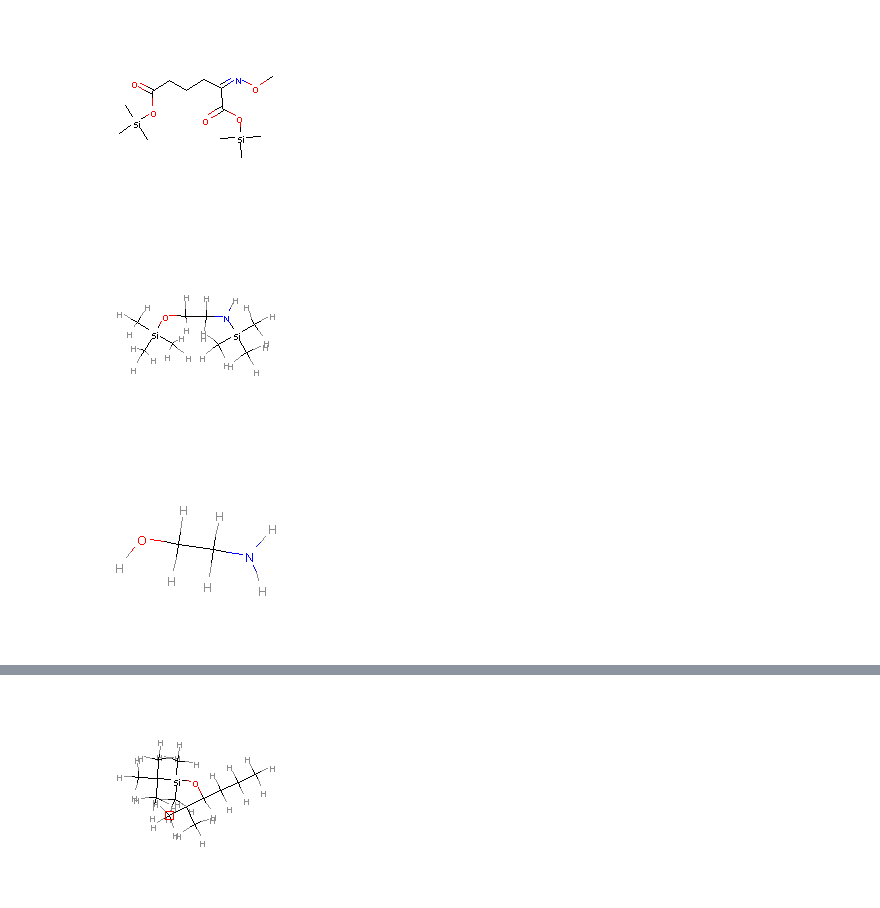
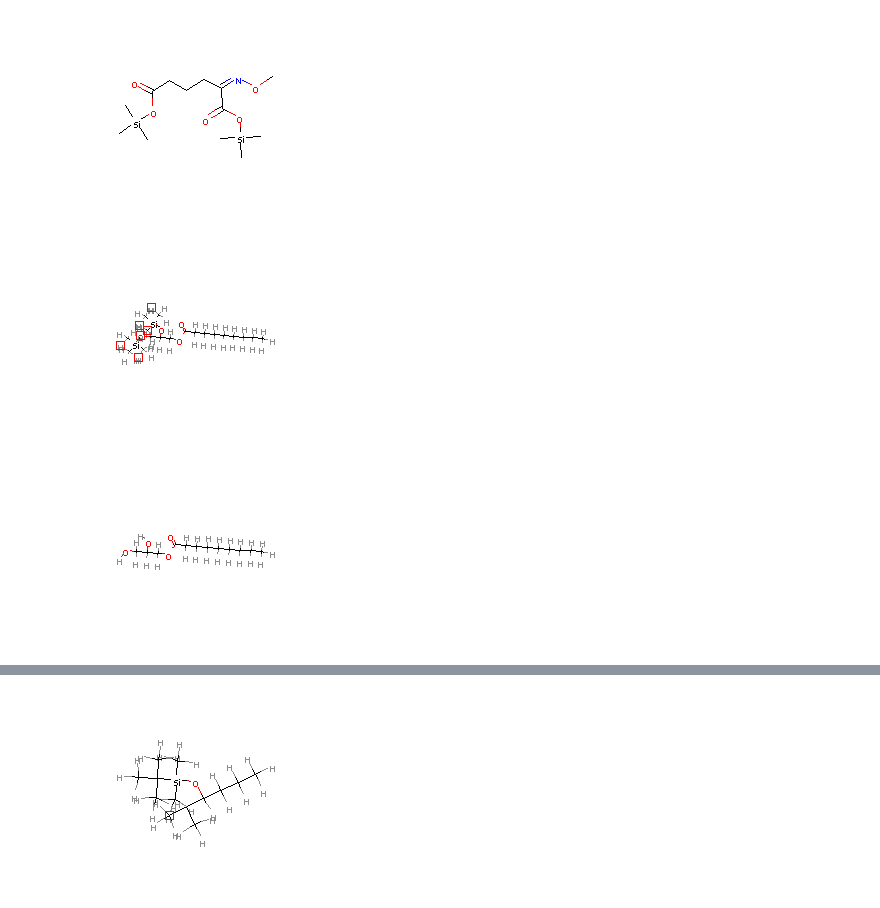
Before and after one commit to maximskorik/gc_derivatization, a Jupyter notebook: derivatization.ipynb, the cells around one changed output, grey strips where cells are left out. Drawn from its saved outputs; the diff is of its cells as text; code cells hidden in the pictures.

```diff
--- a/derivatization.ipynb
+++ b/derivatization.ipynb
@@ -148,13 +148,14 @@ def add_derivatization_groups(m):
     return em
 # %%
 #test_smi='CCO[Si](C)(C)C'
-test_smi='C[Si](C)(C)OCC-N[Si](C)(C)C'
-test_m = Chem.MolFromSmiles(test_smi)
+#test_smi='C[Si](C)(C)OCC-N[Si](C)(C)C'
+#test_m = Chem.MolFromSmiles(test_smi)
+test_m = with_onssi[3589]
 Chem.AddHs(test_m)
 # %% [output]
-[figure, old version]
+[figure, new version]
 # %%
 test_n = remove_derivatization_groups(test_m)
 Chem.AddHs(test_n)
 # %% [output]
-[figure, old version]
+[figure, new version]
```
Also changed, not shown: parts of 4 cells of this notebook.
